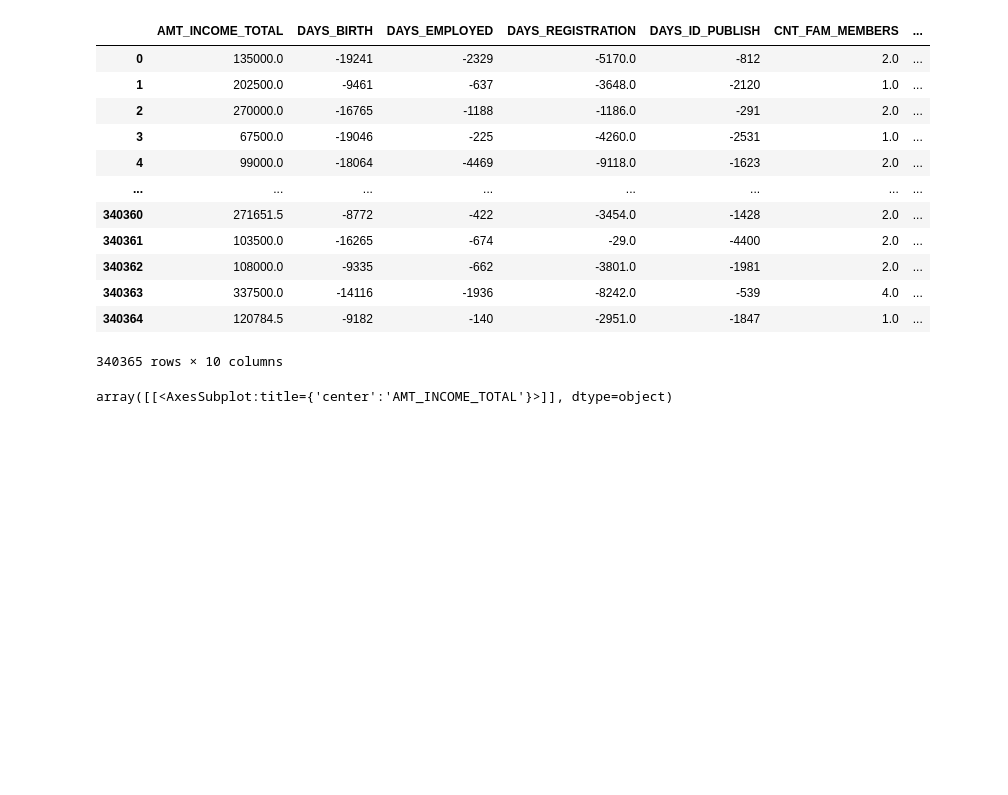
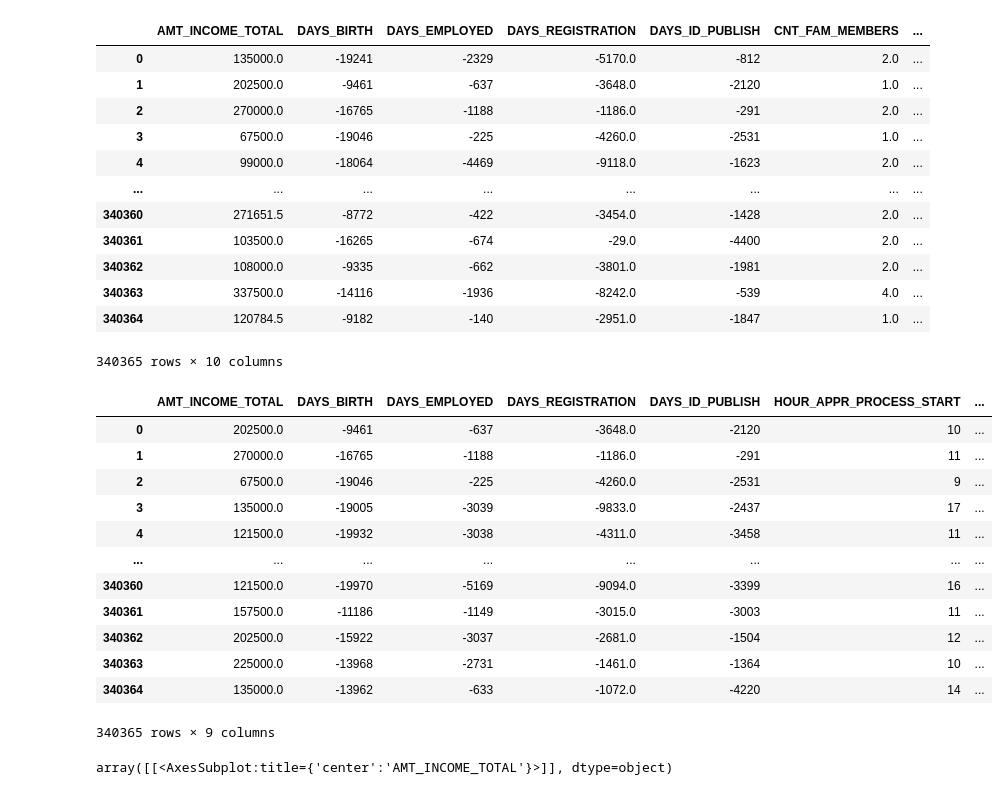
Before and after one commit to hazel1002/credit_risk, a Jupyter notebook: main_ML/LogisticRegression.ipynb, the cells around one changed output. Drawn from its saved outputs; the diff is of its cells as text; code cells hidden in the pictures; blank space fills up the shorter version.

```diff
--- a/main_ML/LogisticRegression.ipynb
+++ b/main_ML/LogisticRegression.ipynb
@@ -149,6 +167,26 @@ group2_feature
 | 340363 | 337500.0 | -14116 | -1936 | -8242.0 | -539 | 4.0 | ... |
 | 340364 | 120784.5 | -9182 | -140 | -2951.0 | -1847 | 1.0 | ... |
 340365 rows × 10 columns
+# %%
+# ref_feature_selection_random_forest
+group4_feature = main[['AMT_INCOME_TOTAL', 'DAYS_BIRTH', 'DAYS_EMPLOYED',
+       'DAYS_REGISTRATION', 'DAYS_ID_PUBLISH', 'HOUR_APPR_PROCESS_START',
+       'DAYS_LAST_PHONE_CHANGE', 'AMT_CREDIT', 'AMT_ANNUITY']]
+group4_feature
+# %% [output]
+|  | AMT_INCOME_TOTAL | DAYS_BIRTH | DAYS_EMPLOYED | DAYS_REGISTRATION | DAYS_ID_PUBLISH | HOUR_APPR_PROCESS_START | ... |
+| 0 | 202500.0 | -9461 | -637 | -3648.0 | -2120 | 10 | ... |
+| 1 | 270000.0 | -16765 | -1188 | -1186.0 | -291 | 11 | ... |
+| 2 | 67500.0 | -19046 | -225 | -4260.0 | -2531 | 9 | ... |
+| 3 | 135000.0 | -19005 | -3039 | -9833.0 | -2437 | 17 | ... |
+| 4 | 121500.0 | -19932 | -3038 | -4311.0 | -3458 | 11 | ... |
+| ... | ... | ... | ... | ... | ... | ... | ... |
+| 340360 | 121500.0 | -19970 | -5169 | -9094.0 | -3399 | 16 | ... |
+| 340361 | 157500.0 | -11186 | -1149 | -3015.0 | -3003 | 11 | ... |
+| 340362 | 202500.0 | -15922 | -3037 | -2681.0 | -1504 | 12 | ... |
+| 340363 | 225000.0 | -13968 | -2731 | -1461.0 | -1364 | 10 | ... |
+| 340364 | 135000.0 | -13962 | -633 | -1072.0 | -4220 | 14 | ... |
+340365 rows × 9 columns
 # %%
 new_data[['AMT_INCOME_TOTAL']].hist()
 # new_data[['AMT_INCOME_TOTAL']].quantile(q=0.9)
```
Also changed, not shown: parts of 2 cells of this notebook, 21 other files.
